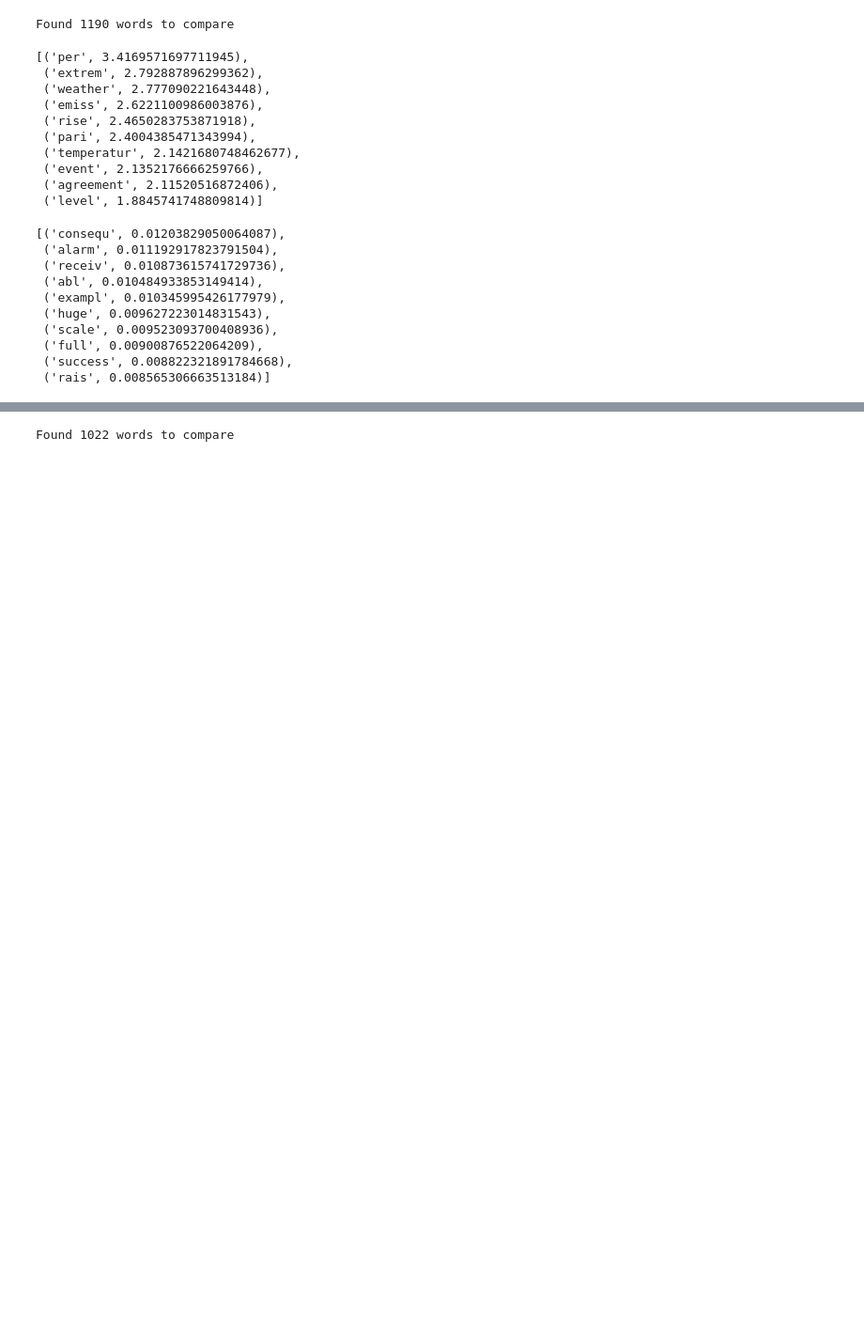
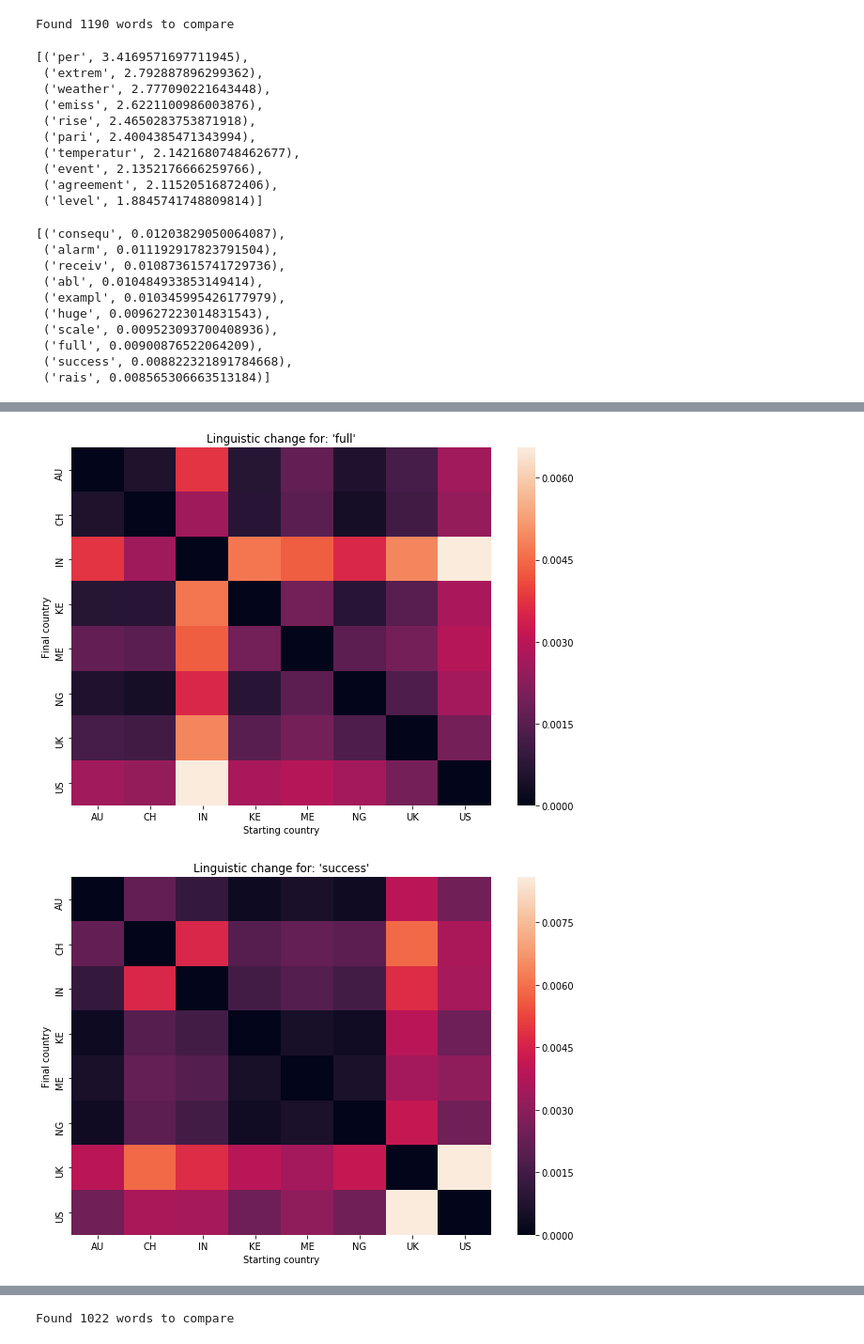
Before and after one commit to sunnyjooey/content-analysis-2018, a Jupyter notebook: 4-Word-Embedding/4-Word-Embedding-Supplemental.ipynb, the cells around one changed output, grey strips where cells are left out. Shown: that part at 94% size. Saved outputs shown, nothing was run; the diff lists cells and outputs as text; code cells hidden in the pictures; blank space fills up the shorter version.

```diff
--- a/4-Word-Embedding/4-Word-Embedding-Supplemental.ipynb
+++ b/4-Word-Embedding/4-Word-Embedding-Supplemental.ipynb
@@ -498,0 +515,6 @@ news_df['month'] = news_df['date'].apply(lambda x: month(x))
+# %%
+for word in wordDivergences[-10:]:
+    compare(word[0], comparedEmbeddings, 'country')
+# %% [output]
+[figure, added]
+[figure, added]
```
Also changed, not shown: parts of 15 cells of this notebook.
